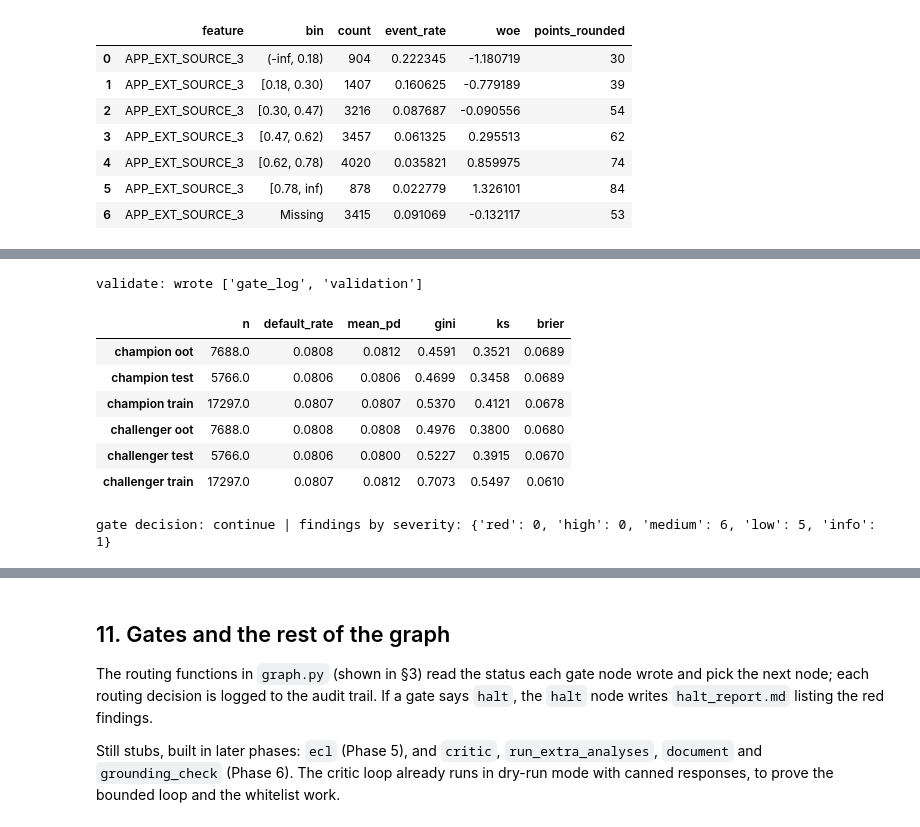
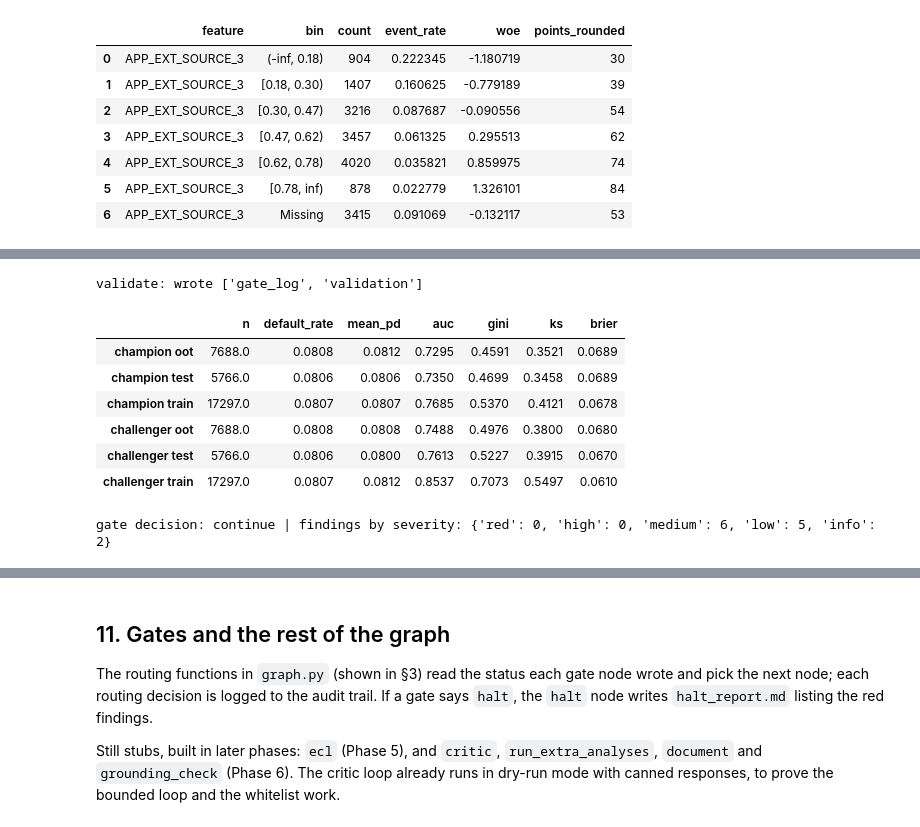
Before and after one commit to pranayvasa/agentic-credit-risk-pd-ecl, a Jupyter notebook: notebooks/pipeline_walkthrough.ipynb, the cells around one changed output, grey strips where cells are left out. Drawn from its saved outputs; the diff is of its cells as text; code cells hidden in the pictures.

```diff
--- a/notebooks/pipeline_walkthrough.ipynb
+++ b/notebooks/pipeline_walkthrough.ipynb
@@ -1140,22 +1149,22 @@ import json
 # %%
 from acr.nodes.validate import validate
 
 step(validate, state)
 v = state["validation"]
 perf = {f"{model_} {part}": x for model_ in ("champion", "challenger")
         for part, x in v["metrics"][model_]["performance"].items()}
-display(pd.DataFrame(perf).T[["n", "default_rate", "mean_pd", "gini", "ks", "brier"]].round(4))
+display(pd.DataFrame(perf).T[["n", "default_rate", "mean_pd", "auc", "gini", "ks", "brier"]].round(4))
 print("gate decision:", v["gate_decision"], "| findings by severity:", v["findings_by_severity"])
 # %% [output]
 validate: wrote ['gate_log', 'validation']
-|  | n | default_rate | mean_pd | gini | ks | brier |
-| champion oot | 7688.0 | 0.0808 | 0.0812 | 0.4591 | 0.3521 | 0.0689 |
-| champion test | 5766.0 | 0.0806 | 0.0806 | 0.4699 | 0.3458 | 0.0689 |
-| champion train | 17297.0 | 0.0807 | 0.0807 | 0.5370 | 0.4121 | 0.0678 |
-| challenger oot | 7688.0 | 0.0808 | 0.0808 | 0.4976 | 0.3800 | 0.0680 |
-| challenger test | 5766.0 | 0.0806 | 0.0800 | 0.5227 | 0.3915 | 0.0670 |
-| challenger train | 17297.0 | 0.0807 | 0.0812 | 0.7073 | 0.5497 | 0.0610 |
+|  | n | default_rate | mean_pd | auc | gini | ks | brier |
+| champion oot | 7688.0 | 0.0808 | 0.0812 | 0.7295 | 0.4591 | 0.3521 | 0.0689 |
+| champion test | 5766.0 | 0.0806 | 0.0806 | 0.7350 | 0.4699 | 0.3458 | 0.0689 |
+| champion train | 17297.0 | 0.0807 | 0.0807 | 0.7685 | 0.5370 | 0.4121 | 0.0678 |
+| challenger oot | 7688.0 | 0.0808 | 0.0808 | 0.7488 | 0.4976 | 0.3800 | 0.0680 |
+| challenger test | 5766.0 | 0.0806 | 0.0800 | 0.7613 | 0.5227 | 0.3915 | 0.0670 |
+| challenger train | 17297.0 | 0.0807 | 0.0812 | 0.8537 | 0.7073 | 0.5497 | 0.0610 |
-gate decision: continue | findings by severity: {'red': 0, 'high': 0, 'medium': 6, 'low': 5, 'info': 1}
+gate decision: continue | findings by severity: {'red': 0, 'high': 0, 'medium': 6, 'low': 5, 'info': 2}
 # %%
 # Structured findings (sample run: the gates are warn-only)
 display(pd.DataFrame(v["findings"])[["id", "severity", "area", "title", "detail"]])
```
Also changed, not shown: parts of 21 cells of this notebook, 19 other files.
